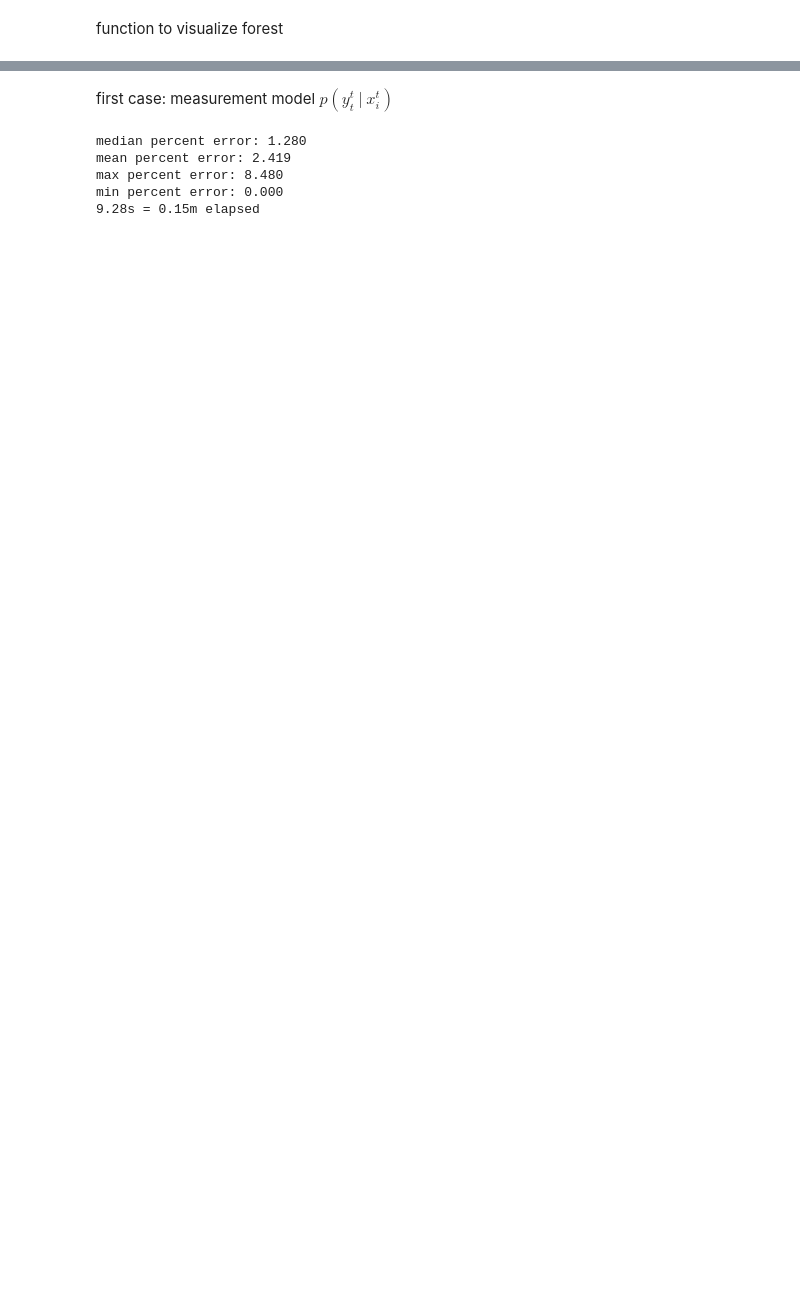
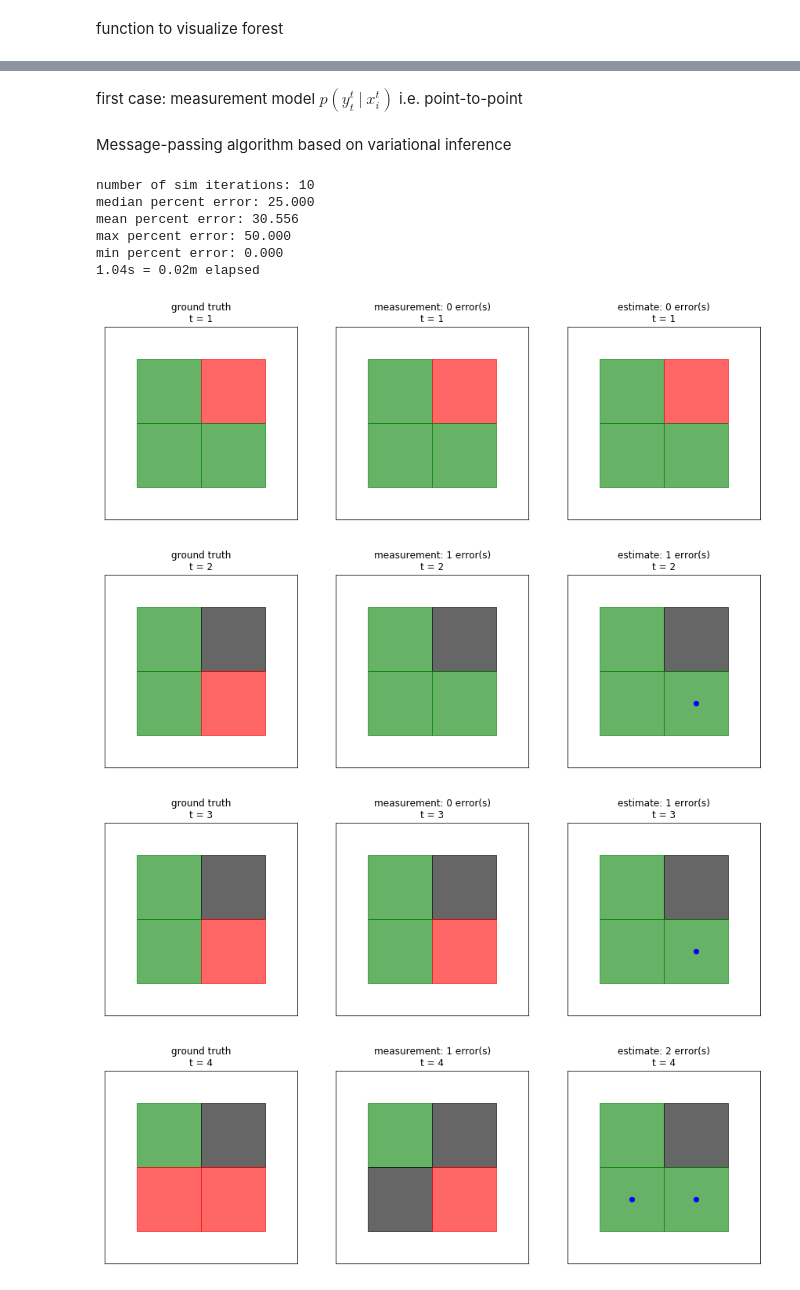
Before and after one commit to rhaksar/filter-large-GMDPs, a Jupyter notebook: message passing.ipynb, the cells around one changed output, grey strips where cells are left out. Cells and saved outputs as stored; diff of their text form; code cells hidden in the pictures; blank space fills up the shorter version.

```diff
--- a/message passing.ipynb
+++ b/message passing.ipynb
@@ -85,7 +87,7 @@ def dynamics(xi_tm1, fi_tm1, xi_t):
         elif xi_t == 2:
             return 1
 # %% [markdown]
-first case: measurement model $p(y^{t}_{t} ~|~ x^{t}_{i})$
+first case: measurement model $p(y^{t}_{t} ~|~ x^{t}_{i})$ i.e. point-to-point
 # %%
 meas_right = 0.9
 meas_wrong = 0.5*(1-meas_right)
@@ -94,5 +96,7 @@ def measurement(xi_t, yi_t):
         return meas_wrong
     elif xi_t == yi_t:
         return meas_right
+# %% [markdown]
+Message-passing algorithm based on variational inference
 # %%
 def variational_method(prior, neighbors, grid_size, meas_data, Kmax=1, C=10):
@@ -327,11 +331,11 @@ def variational_method(prior, neighbors, grid_size, meas_data, Kmax=1, C=10):
 
     return post
 # %%
-np.random.seed(3)
+np.random.seed(1000)
 
-sim = FireSimulator(grid_size, alpha=alpha, beta=beta)
-
-sim.step([], dbeta=dp)
+fire_init = [(int(grid_size/2)+1,int(grid_size/2)+1)]
+sim = FireSimulator(grid_size, alpha=alpha, beta=beta, fire_init=fire_init)
+# sim.step([], dbeta=dp)
 
 belief = np.zeros((grid_size,grid_size,3))
 idx = np.where(sim.state==0)
@@ -346,7 +350,9 @@ state_est = np.argmax(belief, axis=2)
 meas_errors = []
 state_errors = []
 
-plotting = False
+timing = []
+
+plotting = True
 
 if plotting:
     fig = plt.figure(figsize=(15,15))
@@ -355,20 +361,23 @@ if plotting:
     ax1.set_xlim([0,grid_size+1])
     ax1.set_ylim([0,grid_size+1])
     plt.title('ground truth\nt = %d' %sim.iter)
-    plt.tick_params(axis='both', which='both', labelbottom=False, labelleft=False, bottom=False, left=False)
+    plt.tick_params(axis='both', which='both',
+                    labelbottom=False, labelleft=False, bottom=False, left=False)
     ax1 = visualize_forest(ax1, sim.state)
 
     ax2 = fig.add_subplot(132, aspect='equal')
     ax2.set_xlim([0,grid_size+1])
     ax2.set_ylim([0,grid_size+1])
     plt.title('measurement: %d error(s)\nt = %d' %(np.sum(meas_data != sim.state),sim.iter))
-    plt.tick_params(axis='both', which='both', labelbottom=False, labelleft=False, bottom=False, left=False)
+    plt.tick_params(axis='both', which='both',
+                    labelbottom=False, labelleft=False, bottom=False, left=False)
     ax2 = visualize_forest(ax2, meas_data)
 
     ax3 = fig.add_subplot(133, aspect='equal')
     ax3.set_xlim([0,grid_size+1])
     ax3.set_ylim([0,grid_size+1])
-    plt.tick_params(axis='both', which='both', labelbottom=False, labelleft=False, bottom=False, left=False)
+    plt.tick_params(axis='both', which='both',
+                    labelbottom=False, labelleft=False, bottom=False, left=False)
     plt.title('estimate: %d error(s)\nt = %d' %(np.sum(state_est != sim.state),sim.iter))
     ax3 = visualize_forest(ax3, state_est)
 
@@ -408,41 +417,49 @@ while not sim.end:
         ax1.set_xlim([0,grid_size+1])
         ax1.set_ylim([0,grid_size+1])
         plt.title('ground truth\nt = %d' %sim.iter)
-        plt.tick_params(axis='both', which='both', labelbottom=False, labelleft=False, bottom=False, left=False)
+        plt.tick_params(axis='both', which='both',
+                        labelbottom=False, labelleft=False, bottom=False, left=False)
         ax1 = visualize_forest(ax1, sim.state)
 
         ax2 = fig.add_subplot(132, aspect='equal')
         ax2.set_xlim([0,grid_size+1])
         ax2.set_ylim([0,grid_size+1])
         plt.title('measurement: %d error(s)\nt = %d' %(np.sum(meas_data != sim.state),sim.iter))
-        plt.tick_params(axis='both', which='both', labelbottom=False, labelleft=False, bottom=False, left=False)
+        plt.tick_params(axis='both', which='both',
+                        labelbottom=False, labelleft=False, bottom=False, left=False)
         ax2 = visualize_forest(ax2, meas_data)
 
         ax3 = fig.add_subplot(133, aspect='equal')
         ax3.set_xlim([0,grid_size+1])
         ax3.set_ylim([0,grid_size+1])
-        plt.tick_params(axis='both', which='both', labelbottom=False, labelleft=False, bottom=False, left=False)
+        plt.tick_params(axis='both', which='both',
+                        labelbottom=False, labelleft=False, bottom=False, left=False)
         plt.title('estimate: %d error(s)\nt = %d' %(np.sum(state_est != sim.state),sim.iter))
         ax3 = visualize_forest(ax3, state_est)
 
         rows, cols = np.where(state_est != sim.state)
         for i, j in zip(rows, cols):
             x = col_to_x(j)
             y = row_to_y(grid_size, i)
             plt.plot(x, y, marker='o', color='b')
 
     #print('sim iteration:',sim.iter)
 
 toc = time.clock()
-#print('median number of errors: %0.2f' %(np.median(state_errors)))
+print('number of sim iterations:',sim.iter)
 print('median percent error: %0.3f' %(np.median(state_errors)*100/grid_size**2))
 print('mean percent error: %0.3f' %(np.mean(state_errors)*100/grid_size**2))
 print('max percent error: %0.3f' %(np.amax(state_errors)*100/grid_size**2))
 print('min percent error: %0.3f' %(np.amin(state_errors)*100/grid_size**2))
 print('%0.2fs = %0.2fm elapsed' % (toc-tic,(toc-tic)/60))
 # %% [output]
-median percent error: 1.280
-mean percent error: 2.419
-max percent error: 8.480
+number of sim iterations: 10
+median percent error: 25.000
+mean percent error: 30.556
+max percent error: 50.000
 min percent error: 0.000
-9.28s = 0.15m elapsed
+1.04s = 0.02m elapsed
+[figure, added]
+[figure, added]
+[figure, added]
+[figure, added]
```
Also changed, not shown: parts of 16 cells of this notebook.
